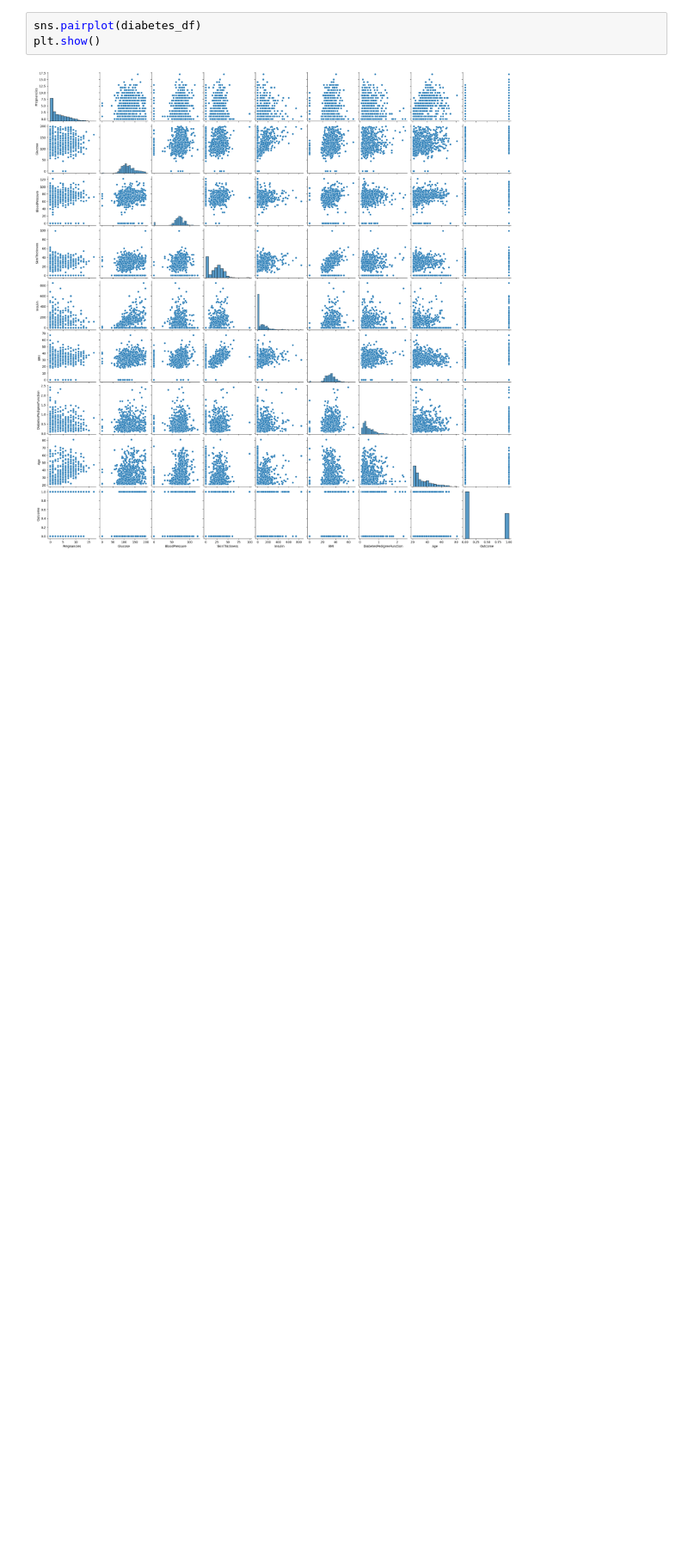
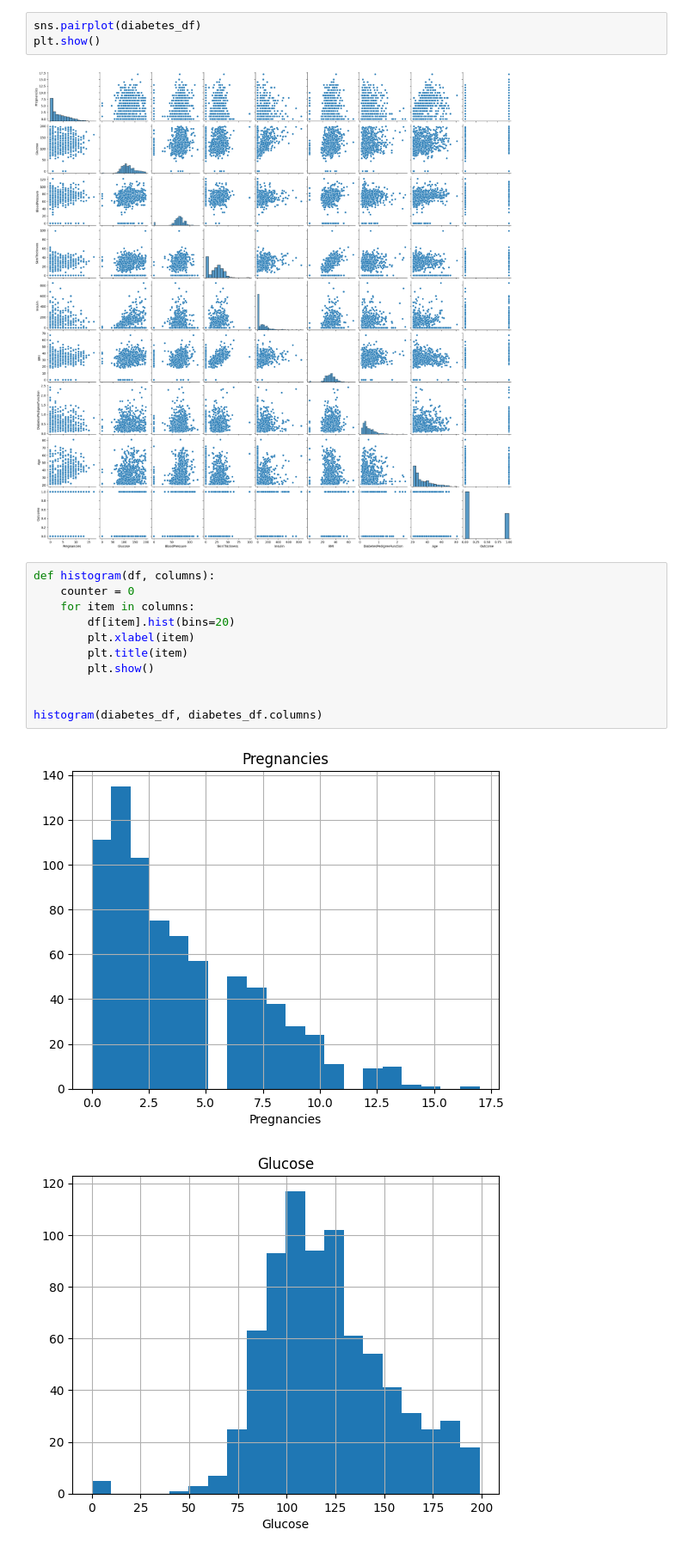
Before and after one commit to JosephRidge/Analysis101, a Jupyter notebook: mutlivariate_app.ipynb, the cells around one changed output. Shown at 86% size. Saved outputs shown, nothing was run; the diff lists cells and outputs as text; blank space fills up the shorter version.

```diff
--- a/mutlivariate_app.ipynb
+++ b/mutlivariate_app.ipynb
@@ -149,3 +149,17 @@ sns.pairplot(diabetes_df)
 plt.show()
 # %% [output]
 [figure]
+# %%
+def histogram(df, columns):
+    counter = 0
+    for item in columns:
+        df[item].hist(bins=20)
+        plt.xlabel(item)
+        plt.title(item)
+        plt.show()
+
+
+histogram(diabetes_df, diabetes_df.columns)
+# %% [output]
+[figure, added]
+[figure, added]
```
Also changed, not shown: parts of 1 cell of this notebook.
